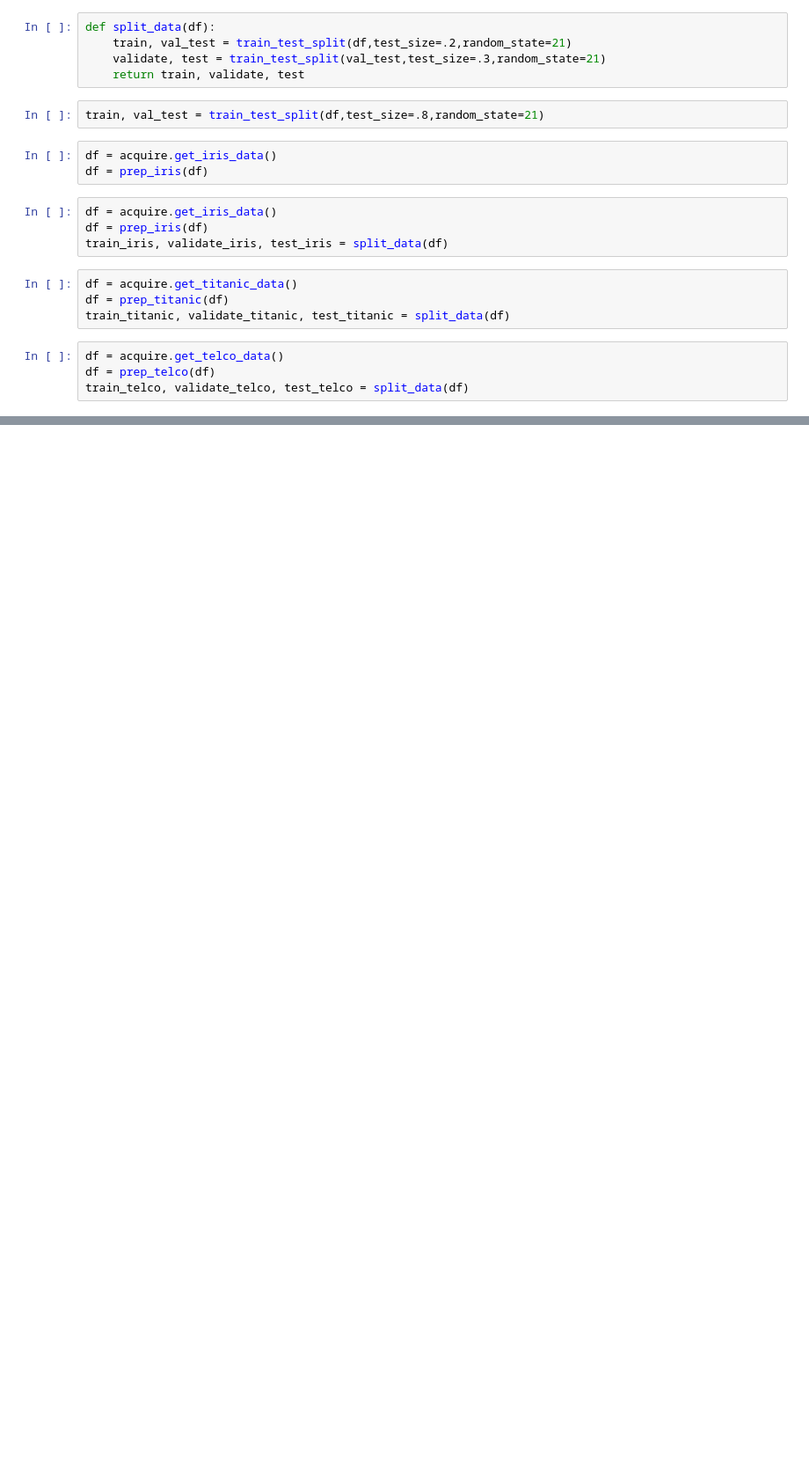
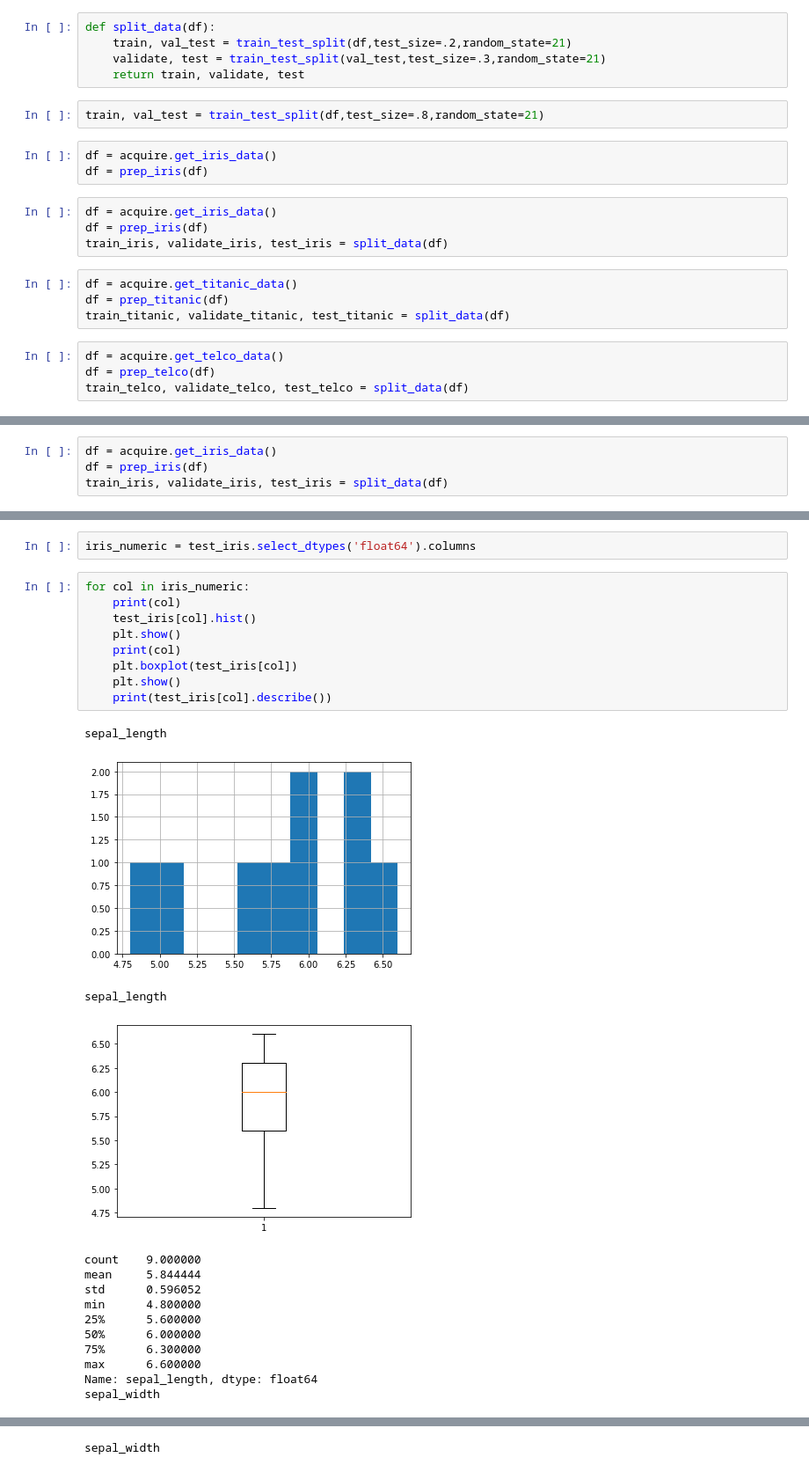
Before and after one commit to richie-p-meyer/classification-exercises, a Jupyter notebook: classification_exercises.ipynb, the cells around one changed output, grey strips where cells are left out. Shown at 88% size. Saved outputs shown, nothing was run; the diff lists cells and outputs as text; blank space fills up the shorter version.

```diff
--- a/classification_exercises.ipynb
+++ b/classification_exercises.ipynb
@@ -258,0 +254,4 @@ pd.set_option('display.max_columns', None)
+# %%
+df = acquire.get_iris_data()
+df = prep_iris(df)
+train_iris, validate_iris, test_iris = split_data(df)
@@ -258,0 +272,26 @@ pd.set_option('display.max_columns', None)
+# %%
+iris_numeric = test_iris.select_dtypes('float64').columns
+# %%
+for col in iris_numeric:
+    print(col)
+    test_iris[col].hist()
+    plt.show()
+    print(col)
+    plt.boxplot(test_iris[col])
+    plt.show()
+    print(test_iris[col].describe())
+# %% [output]
+sepal_length
+[figure, added]
+sepal_length
+[figure, added]
+count    9.000000
+mean     5.844444
+std      0.596052
+min      4.800000
+25%      5.600000
+50%      6.000000
+75%      6.300000
+max      6.600000
+Name: sepal_length, dtype: float64
+sepal_width
@@ -258,0 +299 @@ pd.set_option('display.max_columns', None)
+sepal_width
```
Also changed, not shown: parts of 33 cells of this notebook, 1 other file.
